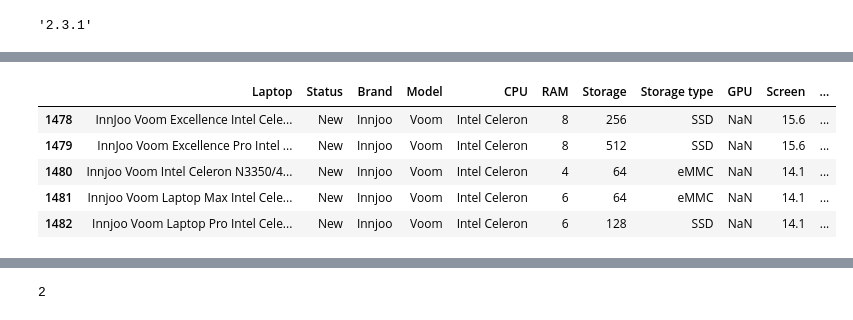
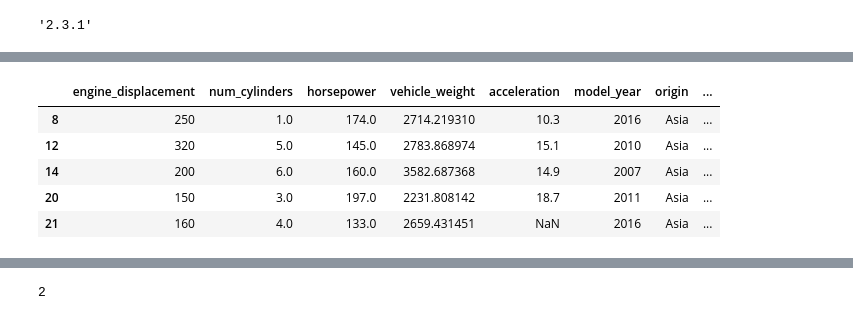
Before and after one commit to Govuzela/mlzoom, a Jupyter notebook: 01 Intro/Application/homework.ipynb, the cells around one changed output, grey strips where cells are left out. Saved outputs shown, nothing was run; the diff lists cells and outputs as text; code cells hidden in the pictures.

Commit message:
homework updated with new homework data and exercise answers

```diff
--- a/01 Intro/Application/homework.ipynb
+++ b/01 Intro/Application/homework.ipynb
@@ -25,3 +47,7 @@ car_fuel_efficiency 100%[===================>] 853.70K  3.27MB/s    in 0.3s
+# %%
+# file path for the dataset
+file = '/workspaces/mlzoom/01 Intro/Application/car_fuel_efficiency.csv'
 # %%
-df = pd.read_csv('https://raw.githubusercontent.com/alexeygrigorev/datasets/master/laptops.csv')
+# Load the data into a DataFrame for processing
+df = pd.read_csv(file)
 # %%
@@ -94,5 +290,6 @@ np.int64(4)
 # %%
-df['Screen'].fillna(df['Screen'].value_counts().max(),inplace =True)
+# Use fillna method to fill the missing values in horsepower column with the most frequent value from the previous step.
+df['horsepower'].fillna(df['horsepower'].mode()[0],inplace =True)
 # %% [output]
 The behavior will change in pandas 3.0. This inplace method will never work because the intermediate object on which we are setting values always behaves as a copy.
 
@@ -143,12 +323,12 @@ dtype: object
 # %%
-# Select all the "Innjoo" laptops from the dataset
-df_inn = df[df['Brand']=='Innjoo']
-df_inn.head()
+#Select all the cars from Asia
+df_asia = df[df['origin']=='Asia']
+df_asia.head()
 # %% [output]
-|  | Laptop | Status | Brand | Model | CPU | RAM | Storage | Storage type | GPU | Screen | ... |
-| 1478 | InnJoo Voom Excellence Intel Cele... | New | Innjoo | Voom | Intel Celeron | 8 | 256 | SSD | NaN | 15.6 | ... |
-| 1479 | InnJoo Voom Excellence Pro Intel ... | New | Innjoo | Voom | Intel Celeron | 8 | 512 | SSD | NaN | 15.6 | ... |
-| 1480 | Innjoo Voom Intel Celeron N3350/4... | New | Innjoo | Voom | Intel Celeron | 4 | 64 | eMMC | NaN | 14.1 | ... |
-| 1481 | Innjoo Voom Laptop Max Intel Cele... | New | Innjoo | Voom | Intel Celeron | 6 | 64 | eMMC | NaN | 14.1 | ... |
-| 1482 | Innjoo Voom Laptop Pro Intel Cele... | New | Innjoo | Voom | Intel Celeron | 6 | 128 | SSD | NaN | 14.1 | ... |
+|  | engine_displacement | num_cylinders | horsepower | vehicle_weight | acceleration | model_year | origin | ... |
+| 8 | 250 | 1.0 | 174.0 | 2714.219310 | 10.3 | 2016 | Asia | ... |
+| 12 | 320 | 5.0 | 145.0 | 2783.868974 | 15.1 | 2010 | Asia | ... |
+| 14 | 200 | 6.0 | 160.0 | 3582.687368 | 14.9 | 2007 | Asia | ... |
+| 20 | 150 | 3.0 | 197.0 | 2231.808142 | 18.7 | 2011 | Asia | ... |
+| 21 | 160 | 4.0 | 133.0 | 2659.431451 | NaN | 2016 | Asia | ... |
 # %%
```
Also changed, not shown: parts of 42 cells of this notebook.
